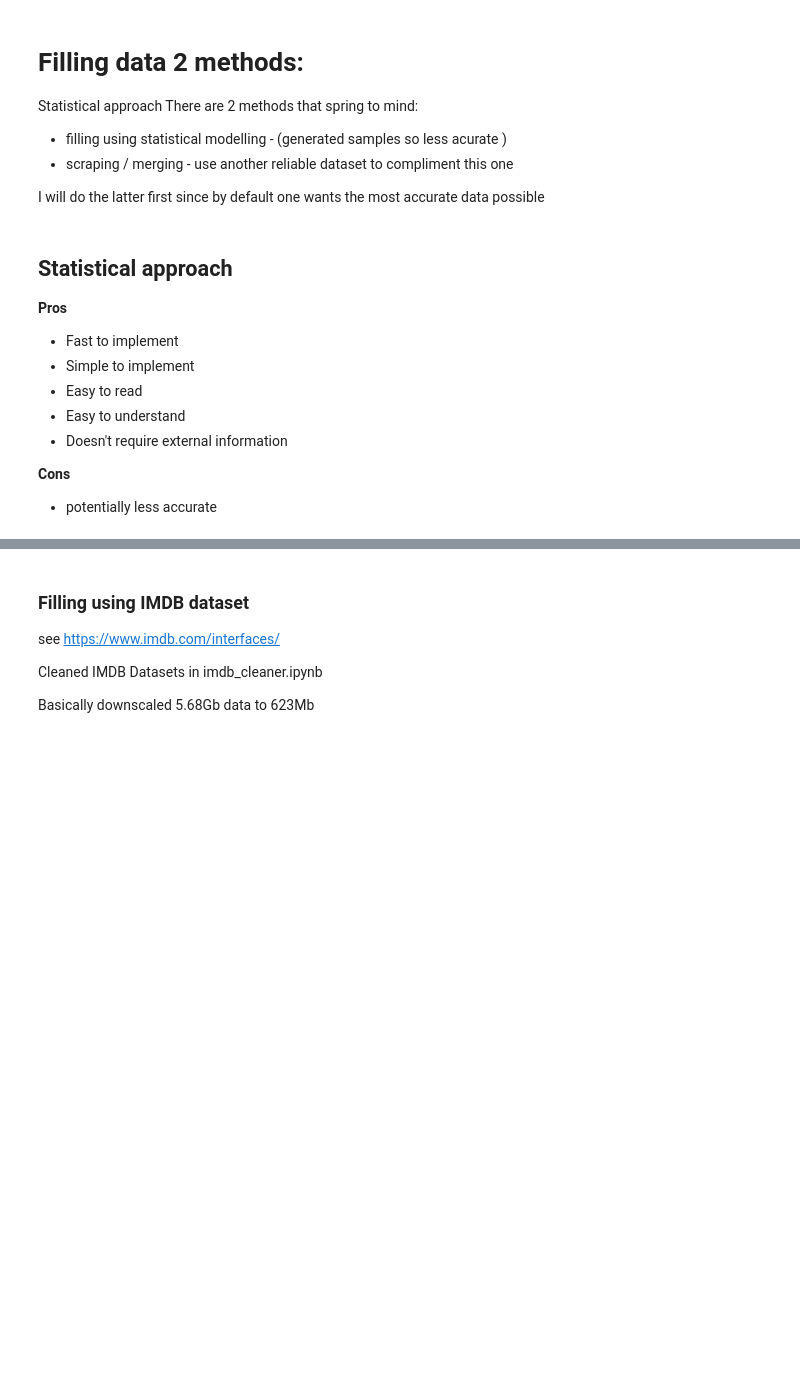
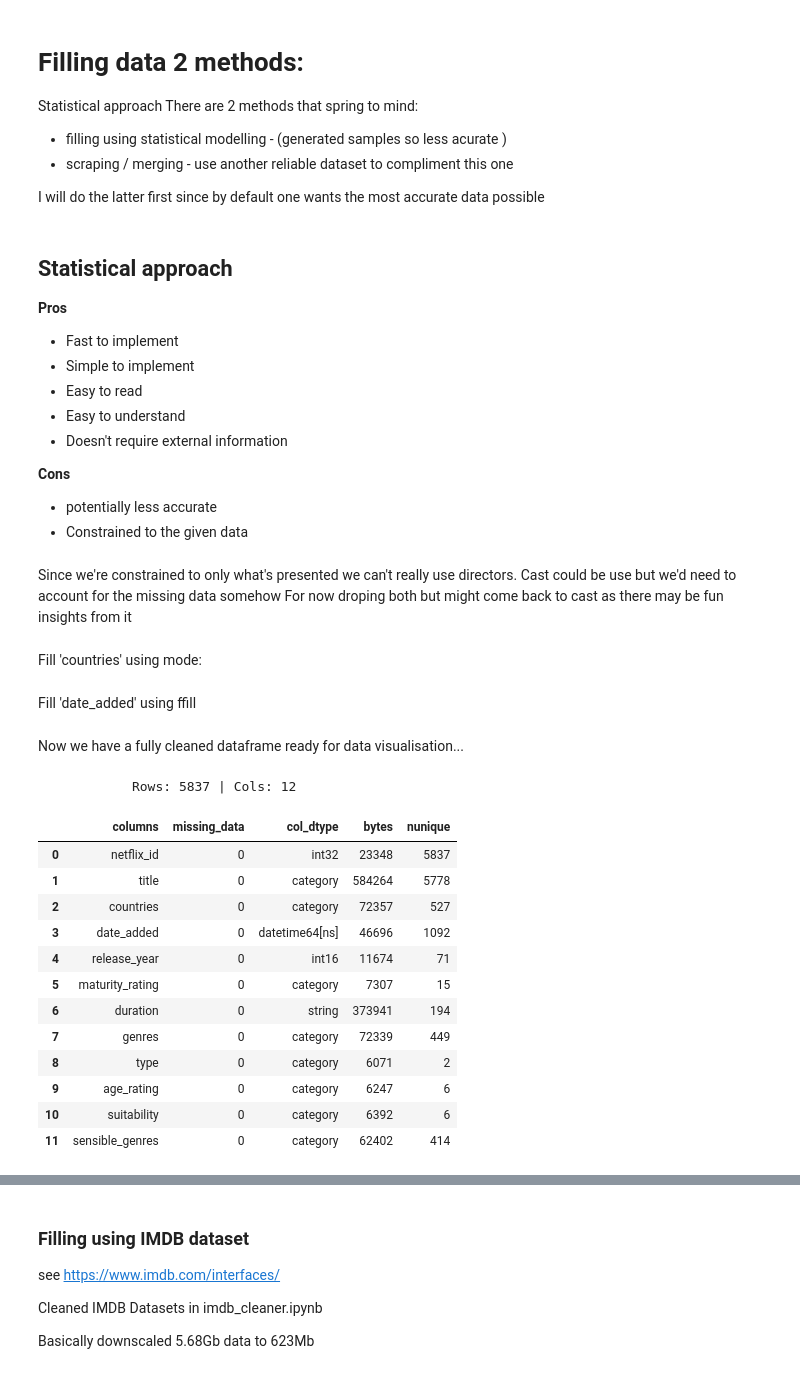
Before and after one commit to Rykarix/NetflixHackathon, a Jupyter notebook: post hackathon - if given time.ipynb, the cells around one changed output, grey strips where cells are left out. Drawn from its saved outputs; the diff is of its cells as text; code cells hidden in the pictures; blank space fills up the shorter version.

```diff
--- a/post hackathon - if given time.ipynb
+++ b/post hackathon - if given time.ipynb
@@ -492,6 +492,44 @@ I will do the latter first since by default one wants the most accurate data pos
 
 **Cons**
 - potentially less accurate
+- Constrained to the given data
+# %%
+statistical_method_df = cleaned_df.copy()
+# %% [markdown]
+Since we're constrained to only what's presented we can't really use directors.
+Cast could be use but we'd need to account for the missing data somehow
+For now droping both but might come back to cast as there may be fun insights from it
+# %%
+statistical_method_df.drop("director", axis=1, inplace=True)
+statistical_method_df.drop("cast", axis=1, inplace=True)
+# %% [markdown]
+Fill 'countries' using mode:
+# %%
+statistical_method_df['countries'].fillna(statistical_method_df['countries'].mode()[0], inplace=True)
+# %% [markdown]
+Fill 'date_added' using ffill
+# %%
+statistical_method_df['date_added'].ffill(inplace=True)
+# %% [markdown]
+Now we have a fully cleaned dataframe ready for data visualisation...
+# %%
+print(mySummary(statistical_method_df))
+myInfo(statistical_method_df)
+# %% [output]
+            Rows: 5837 | Cols: 12
+|  | columns | missing_data | col_dtype | bytes | nunique |
+| 0 | netflix_id | 0 | int32 | 23348 | 5837 |
+| 1 | title | 0 | category | 584264 | 5778 |
+| 2 | countries | 0 | category | 72357 | 527 |
+| 3 | date_added | 0 | datetime64[ns] | 46696 | 1092 |
+| 4 | release_year | 0 | int16 | 11674 | 71 |
+| 5 | maturity_rating | 0 | category | 7307 | 15 |
+| 6 | duration | 0 | string | 373941 | 194 |
+| 7 | genres | 0 | category | 72339 | 449 |
+| 8 | type | 0 | category | 6071 | 2 |
+| 9 | age_rating | 0 | category | 6247 | 6 |
+| 10 | suitability | 0 | category | 6392 | 6 |
+| 11 | sensible_genres | 0 | category | 62402 | 414 |
 # %% [markdown]
 ## Scraping / Merging approach
 **Pros**
```
Also changed, not shown: parts of 52 cells of this notebook, 2 other files.
